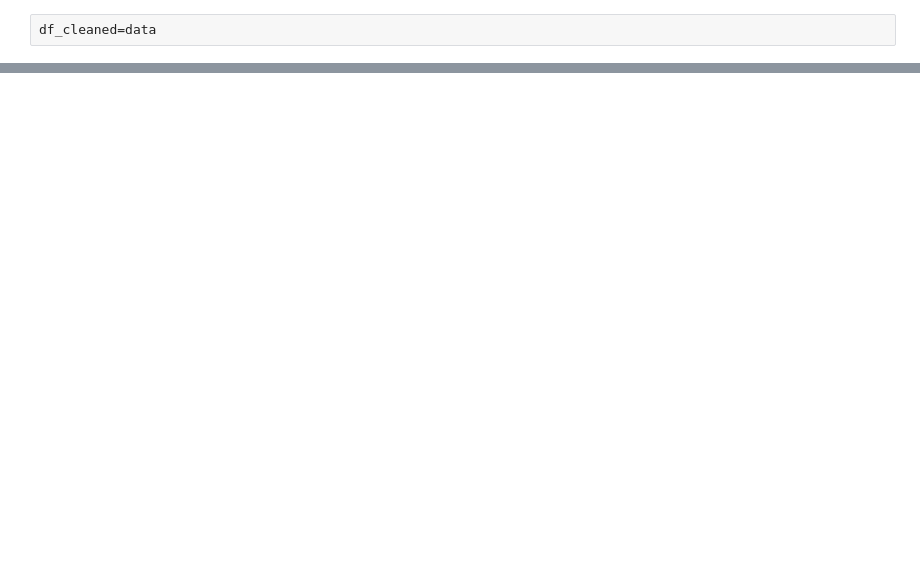
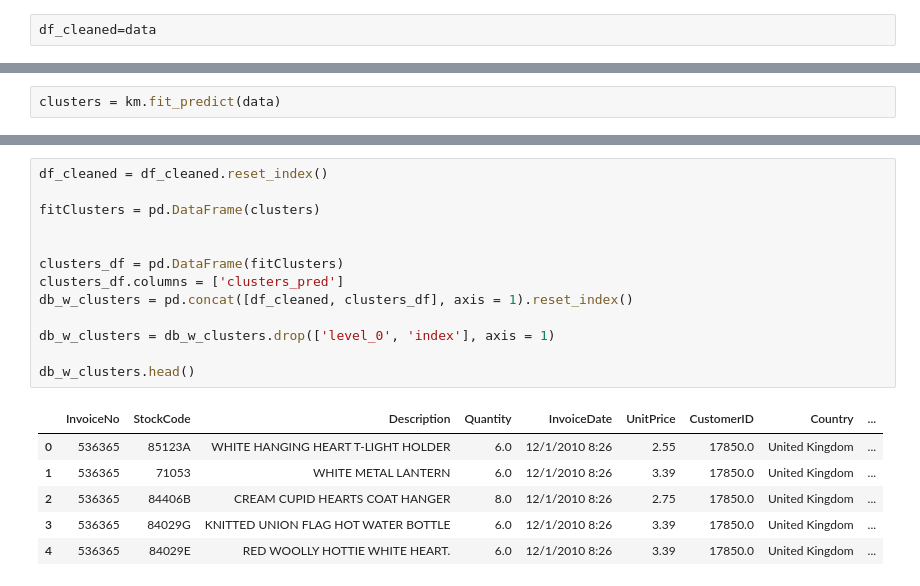
Before and after one commit to Pydathon/E-commerce, a Jupyter notebook: E-commerce.ipynb, the cells around one changed output, grey strips where cells are left out. Drawn from its saved outputs; the diff is of its cells as text; blank space fills up the shorter version.

```diff
--- a/E-commerce.ipynb
+++ b/E-commerce.ipynb
@@ -231,0 +228,2 @@ KModes(init='Huang', n_clusters=4, n_init=5, verbose=1)
+# %%
+clusters = km.fit_predict(data)
@@ -231,0 +248,20 @@ KModes(init='Huang', n_clusters=4, n_init=5, verbose=1)
+# %%
+df_cleaned = df_cleaned.reset_index()
+
+fitClusters = pd.DataFrame(clusters)
+
+
+clusters_df = pd.DataFrame(fitClusters)
+clusters_df.columns = ['clusters_pred']
+db_w_clusters = pd.concat([df_cleaned, clusters_df], axis = 1).reset_index()
+
+db_w_clusters = db_w_clusters.drop(['level_0', 'index'], axis = 1)
+
+db_w_clusters.head()
+# %% [output]
+|  | InvoiceNo | StockCode | Description | Quantity | InvoiceDate | UnitPrice | CustomerID | Country | ... |
+| 0 | 536365 | 85123A | WHITE HANGING HEART T-LIGHT HOLDER | 6.0 | 12/1/2010 8:26 | 2.55 | 17850.0 | United Kingdom | ... |
+| 1 | 536365 | 71053 | WHITE METAL LANTERN | 6.0 | 12/1/2010 8:26 | 3.39 | 17850.0 | United Kingdom | ... |
+| 2 | 536365 | 84406B | CREAM CUPID HEARTS COAT HANGER | 8.0 | 12/1/2010 8:26 | 2.75 | 17850.0 | United Kingdom | ... |
+| 3 | 536365 | 84029G | KNITTED UNION FLAG HOT WATER BOTTLE | 6.0 | 12/1/2010 8:26 | 3.39 | 17850.0 | United Kingdom | ... |
+| 4 | 536365 | 84029E | RED WOOLLY HOTTIE WHITE HEART. | 6.0 | 12/1/2010 8:26 | 3.39 | 17850.0 | United Kingdom | ... |
```
Also changed, not shown: parts of 14 cells of this notebook.
